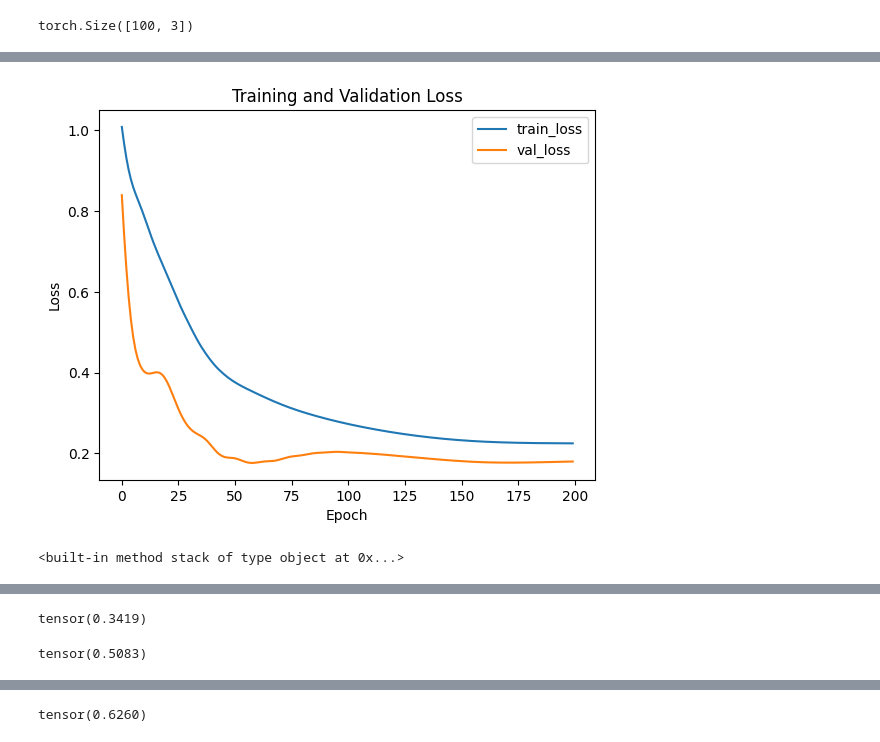
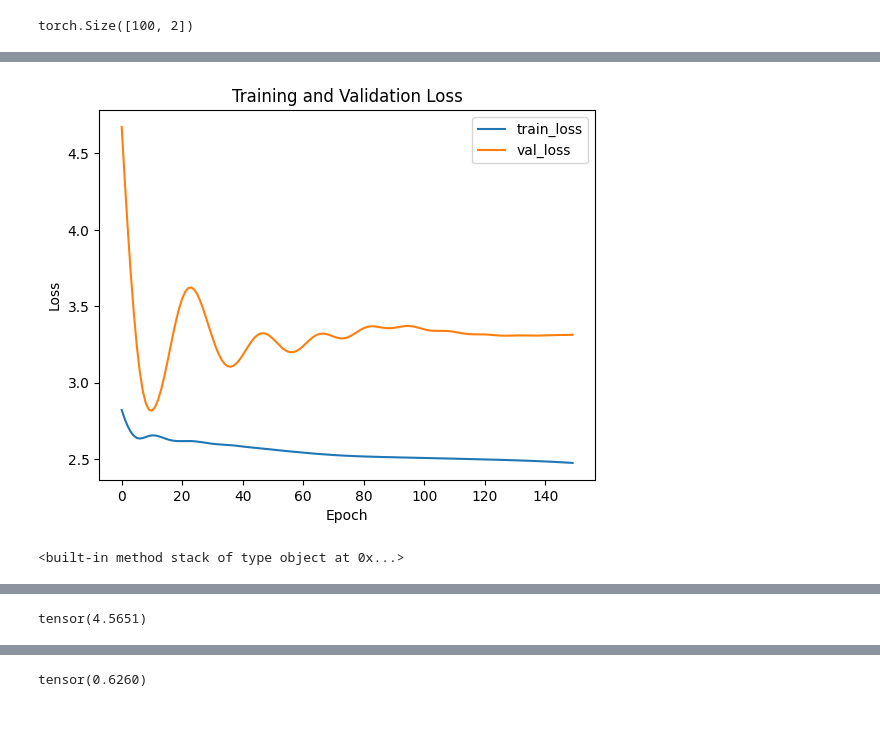
Before and after one commit to pop756/Quantum_KAN, a Jupyter notebook: Real_backend.ipynb, the cells around one changed output, grey strips where cells are left out. Cells and saved outputs as stored; diff of their text form; code cells hidden in the pictures.

```diff
--- a/Real_backend.ipynb
+++ b/Real_backend.ipynb
@@ -348,17 +333,6 @@ schedule(qc1,backend=backend_ecr).draw()
 passmanager = generate_preset_pass_manager(optimization_level=optimization_level, backend=backend_ecr, initial_layout=qubit_use)
 
 from qiskit.quantum_info import SparsePauliOp
-np.random.seed(30)
-theta = np.random.uniform(-3.14, 3.14, [100,len(trotterized_ising_circuit.parameters)])
-init_p  =['I' for i in range(8)]
-p_list = []
-for i in range(8):
-  temp = init_p.copy()
-  temp[i] = 'Z'
-  p_list.append(''.join(temp))
-
-
-hamiltonian = SparsePauliOp.from_list([(p_list[i],1) for i in range(8)])
 qc_input = passmanager.run(trotterized_ising_circuit)
 isa_observables = hamiltonian.apply_layout(qc_input.layout)
 
@@ -367,26 +341,14 @@ isa_observables = hamiltonian.apply_layout(qc_input.layout)
 with Batch(backend = backend_ecr):
     estimator = EstimatorV2()
     estimator.resilience_level = resilience_level
-    estimator.default_shots = 20000
     estimator.twirlingoptions = T_options
-    job = estimator.run([(qc_input, isa_observables, theta[i]) for i in range(100)],precision = 0.01)
+    job = estimator.run([(qc_input, isa_observables, theta_valid[i]) for i in range(100)])
     #job = sampler.run(qc_list,shots=8000)
     job.update_tags(['ecr',f"l={1+l}"])
 # %%
 from qiskit.primitives import StatevectorEstimator
 import torch
 from qiskit.quantum_info import SparsePauliOp
-np.random.seed(30)
-theta = np.random.uniform(-3.14, 3.14, [100,len(trotterized_ising_circuit.parameters)])
 estimator = StatevectorEstimator()
-init_p  =['I' for i in range(8)]
-p_list = []
-for i in range(8):
-  temp = init_p.copy()
-  temp[i] = 'Z'
-  p_list.append(''.join(temp))
-
-
-hamiltonian = SparsePauliOp.from_list([(p_list[i],1) for i in range(8)])
 job_train = estimator.run([(trotterized_ising_circuit_train, hamiltonian, theta[i]) for i in range(100)])
-job_valid = estimator.run([(trotterized_ising_circuit, hamiltonian, theta[i]) for i in range(100)])
+job_valid = estimator.run([(trotterized_ising_circuit, hamiltonian, theta_valid[i]) for i in range(100)])
@@ -397,7 +357,7 @@ train_label = torch.tensor(np.array([result.data.evs for result in job_train.res
 validation_label = torch.tensor(np.array([result.data.evs for result in job_valid.result()]),dtype=torch.float32)
 # %%
 import torch
-l_list = [1]
+l_list = [1,1.8]
 train_set = []
 valid_set = []
 
@@ -407,12 +367,13 @@ for l in l_list:
 
   job_train = service.jobs(backend_name=backend_name,job_tags=['ecr_train',f'l={l}'],pending=False)
   job_valid = service.jobs(backend_name=backend_name,job_tags=['ecr',f'l={l}'],pending=False)
-  for res in job_train[0].result():
-    train_list.append(res.data.evs)
+  if len(job_train) != 0:
+    for res in job_train[0].result():
+      train_list.append(res.data.evs)
+    train_set.append(torch.tensor(np.array(train_list),dtype=torch.float32))
+
 
   if len(job_valid) != 0:
     for res in job_valid[0].result():
       valid_list.append(res.data.evs)
-
-  train_set.append(torch.tensor(np.array(train_list),dtype=torch.float32))
-  valid_set.append(torch.tensor(np.array(valid_list),dtype=torch.float32))
+    valid_set.append(torch.tensor(np.array(valid_list),dtype=torch.float32))
@@ -428,7 +410,7 @@ validation_data = validation_data.to(torch.float32)
 # %%
-train_data.shape
+validation_data.shape
 # %% [output]
-torch.Size([100, 3])
+torch.Size([100, 2])
 # %%
 import torch
 import torch.nn as nn
@@ -441,7 +423,7 @@ from kan import KAN
 class Model(nn.Module):
     def __init__(self):
         super(Model, self).__init__()
-        self.KAN = KAN([4,1,1],grid=1)
+        self.KAN = KAN([1,3,1],grid=1)
     def forward(self, x):
         output = self.KAN(x)
         #output = nn.Sigmoid()(output)
@@ -496,7 +478,7 @@ criterion = nn.MSELoss()
 optimizer = optim.Adam(model.parameters(), lr=0.01)
 
 # 모델 학습
-num_epochs = 200
+num_epochs = 150
 train_losses = []
 validation_losses = []
 
@@ -560,4 +542,4 @@ Epoch 200/200, Training Loss: 0.22474293410778046, Validation Loss: 0.1797263473
-[figure, old version]
+[figure, new version]
 <built-in method stack of type object at 0x...>
 # %%
 with torch.no_grad():
@@ -609,11 +579,7 @@ train_exp_data = torch.tensor(np.array(exp_data),dtype=torch.float32)
 # %%
-torch.nn.L1Loss()(linear_data,validation_label)
+torch.nn.MSELoss()(linear_data,validation_label)
 # %% [output]
-tensor(0.3419)
+tensor(4.5651)
-# %%
-torch.nn.L1Loss()(train_linear_data,train_label)
-# %% [output]
-tensor(0.5083)
 # %%
 torch.nn.L1Loss()(exp_data,validation_label)
 # %% [output]
```
Also changed, not shown: parts of 22 cells of this notebook.
